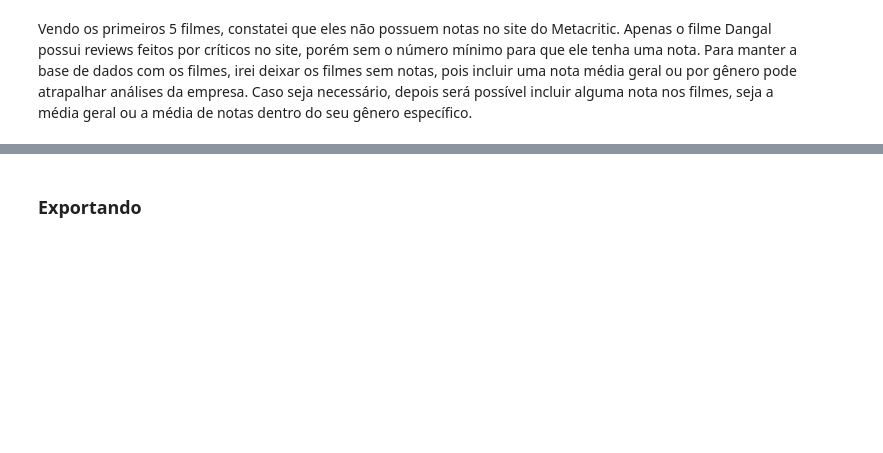
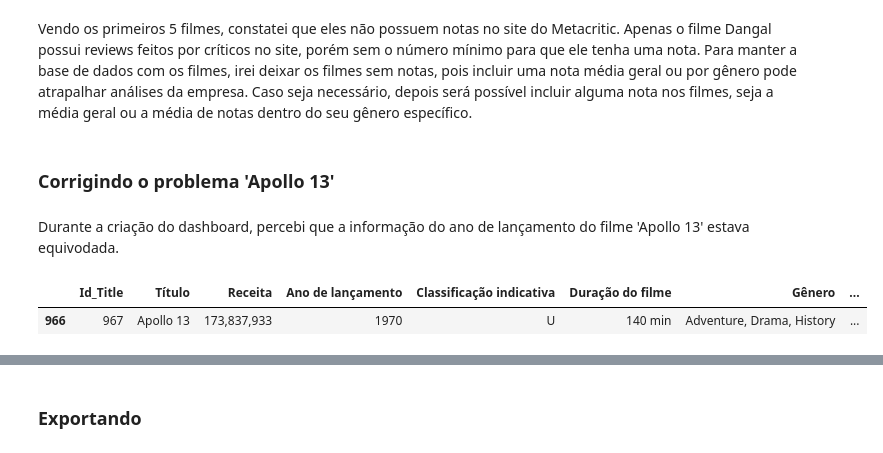
Before and after one commit to vinicius-pf/BI_Challenge_2, a Jupyter notebook: Semana 1/dataset/Tratamento dos dados.ipynb, the cells around one changed output, grey strips where cells are left out. Saved outputs shown, nothing was run; the diff lists cells and outputs as text; code cells hidden in the pictures; blank space fills up the shorter version.

Commit message:
Tratamento Apollo 13
Tratando o ano do filme Apollo 13 e atualizando as tabelas

```diff
--- a/Semana 1/dataset/Tratamento dos dados.ipynb
+++ b/Semana 1/dataset/Tratamento dos dados.ipynb
@@ -103,7 +103,8 @@ Index(['Id_Title', 'Series_Title', 'Gross', 'Released_Year', 'Certificate',
       dtype='object')
 # %%
 traducoes = {'Series_Title' : 'Título', 'Gross' : 'Receita', 'Released_Year' : 'Ano de lançamento', 'Certificate' : 'Classificação indicativa',
-       'Runtime' : 'Duração do filme', 'Genre' : 'Gênero', 'IMDB_Rating' : 'Nota IMDb', 'Overview' : 'Resumo', 'Meta_score' : 'Nota Metacritic', 'Director' : 'Diretor',
+       'Runtime' : 'Duração do filme', 'Genre' : 'Gênero', 'IMDB_Rating' : 'Nota IMDb', 'Overview' : 'Resumo', 'Meta_score' : 'Nota Metacritic',
+       'Director' : 'Diretor',
        'Star1' : 'Estrela 1', 'Star2' : 'Estrela 2', 'Star3' : 'Estrela 3', 'Star4' : 'Estrela 4', 'Noofvotes' : 'Número de votos'}
 # %%
 dados_traduzidos.rename(traducoes, axis=1, inplace= True)
@@ -435,3 +436,12 @@ dados_novos[dados_novos['Nota Metacritic'].isnull()].head()
 | 65 | 66 | Taare Zameen Par | 1,223,869 | 2007 | U | 165 min | Drama, Family | ... |
 # %% [markdown]
 Vendo os primeiros 5 filmes, constatei que eles não possuem notas no site do Metacritic. Apenas o filme Dangal possui reviews feitos por críticos no site, porém sem o número mínimo para que ele tenha uma nota. Para manter a base de dados com os filmes, irei deixar os filmes sem notas, pois incluir uma nota média geral ou por gênero pode atrapalhar análises da empresa. Caso seja necessário, depois será possível incluir alguma nota nos filmes, seja a média geral ou a média de notas dentro do seu gênero específico.
+# %% [markdown]
+### Corrigindo o problema 'Apollo 13'
+# %% [markdown]
+Durante a criação do dashboard, percebi que a informação do ano de lançamento do filme 'Apollo 13' estava equivodada.
+# %%
+dados_novos.loc[dados_novos['Título'] == 'Apollo 13']
+# %% [output]
+|  | Id_Title | Título | Receita | Ano de lançamento | Classificação indicativa | Duração do filme | Gênero | ... |
+| 966 | 967 | Apollo 13 | 173,837,933 | 1970 | U | 140 min | Adventure, Drama, History | ... |
```
Also changed, not shown: parts of 3 cells of this notebook, 2 other files.
